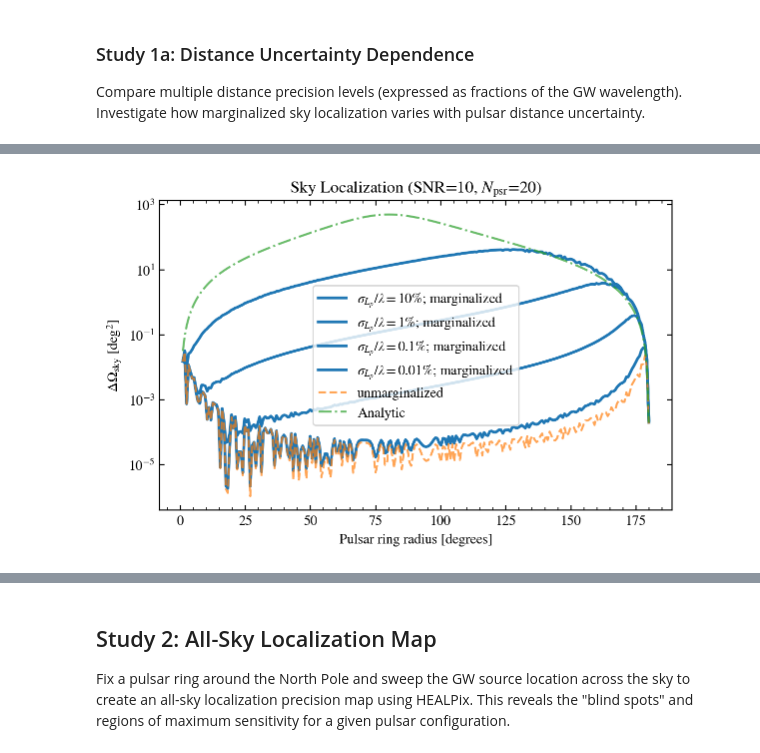
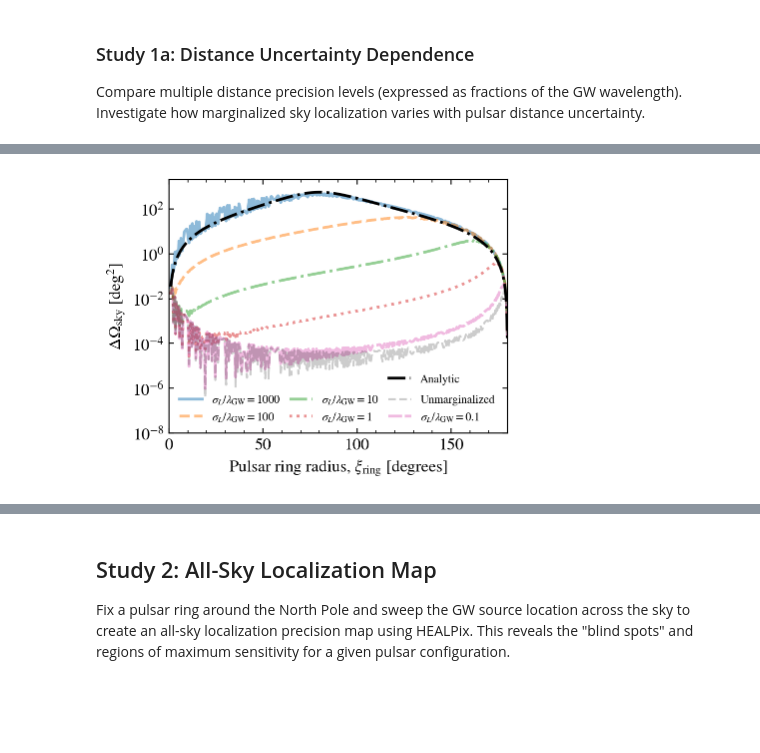
Before and after one commit to stevertaylor/pta_cw_fisher, a Jupyter notebook: ring_pterm_vectorized.ipynb, the cells around one changed output, grey strips where cells are left out. Drawn from its saved outputs; the diff is of its cells as text; code cells hidden in the pictures; blank space fills up the shorter version.

```diff
--- a/ring_pterm_vectorized.ipynb
+++ b/ring_pterm_vectorized.ipynb
@@ -548,6 +566,7 @@ Min ΔΩ: 0.01 deg²
 # For a pulsar ring at angular radius θ from the GW source, we can derive
 # analytic expressions for the angular weighting of the Fisher information.
 
+angles = jnp.linspace(1.0, 179.9, 500)
 angr = jnp.radians(angles)
 
 # Analytic weighting factors from antenna pattern geometry
@@ -655,30 +695,37 @@ Min ΔΩ: 0.00 deg²
 # %%
 # Plot: Localization vs angle for different distance uncertainties
 fig, ax = plt.subplots(figsize=(7, 5))
 
 # Marginalized cases with different distance precisions
-ax.semilogy(angles, omega_marg_100pct, 'C0-', lw=2, label=r'$\sigma_{d_p}/\lambda = 100\%$ (marg.)')
-ax.semilogy(angles, omega_marg_10pct, 'C1-', lw=2, label=r'$\sigma_{d_p}/\lambda = 10\%$ (marg.)')
-ax.semilogy(angles, omega_marg_1pct, 'C2-', lw=2, label=r'$\sigma_{d_p}/\lambda = 1\%$ (marg.)')
-ax.semilogy(angles, omega_marg_0p1pct, 'C3-', lw=2, label=r'$\sigma_{d_p}/\lambda = 0.1\%$ (marg.)')
+l1, = ax.semilogy(angles, omega_marg_1e40x, 'C0-', alpha=0.5, lw=2, label=r'$\sigma_L/\lambda_\mathrm{GW} = 1000$')
+l2, = ax.semilogy(angles, omega_marg_100x, 'C1--', alpha=0.5, lw=2, label=r'$\sigma_L/\lambda_\mathrm{GW} = 100$')
+l3, = ax.semilogy(angles, omega_marg_10x, 'C2-.', alpha=0.5, lw=2, label=r'$\sigma_L/\lambda_\mathrm{GW} = 10$')
+l4, = ax.semilogy(angles, omega_marg_1x, 'C3:', alpha=0.5, lw=2, label=r'$\sigma_L/\lambda_\mathrm{GW} = 1$')
+l5, = ax.semilogy(angles, omega_marg_0p1x, color='C6', ls=(0, (5, 1, 5, 1)), alpha=0.5, lw=2, label=r'$\sigma_L/\lambda_\mathrm{GW} = 0.1$')
 
 # Unmarginalized and analytic for comparison
-ax.semilogy(angles, omega_100pct, 'k--', lw=1.5, alpha=0.5, label='Unmarginalized')
-ax.semilogy(angles, 1e3 * 0.5 * (Y/X) / (Y/X).max(), 'C4-.', lw=1.5, alpha=0.7, label='Analytic')
+l6, = ax.semilogy(angles, omega_100x, 'k--', lw=1.5, alpha=0.2, label='Unmarginalized')
+l7, = ax.semilogy(angles, 11e2 * 0.5 * (Y/X) / (Y/X).max(), 'k-.', lw=2, alpha=1.0, label='Analytic')
 
-ax.set_xlabel('Pulsar ring radius [degrees]')
-ax.set_ylabel(r'$\Delta\Omega_{\rm sky}$ [deg$^2$]')
-ax.set_title(r'Study 1a: Distance Uncertainty Impact (SNR=10, $N_{\rm psr}$=20)')
-ax.legend(fontsize=9, loc='best')
+ax.set_xlabel(r'Pulsar ring radius, $\xi_\mathrm{ring}$ [degrees]', fontsize=12)
+ax.set_ylabel(r'$\Delta\Omega_{\rm sky}$ [deg$^2$]', fontsize=12)
+#ax.set_title(r'SNR=10, $N_{\rm psr}$=20)')
+first_legend = ax.legend(handles=[l1,l2,l3,l4,l6,l5], fontsize=8.35,
+                        loc='best', ncols=3, frameon=False, columnspacing=0.8)
+ax.add_artist(first_legend)
+ax.legend(handles=[l7], fontsize=8.35, loc='lower right', frameon=False, bbox_to_anchor=(0.89, 0.15))
 ax.minorticks_on()
-ax.tick_params(which='both', direction='in', top=True, right=True)
+ax.tick_params(which='both', direction='in', tick2On=True, top=True, right=True, labelsize=12)
 ax.set_xlim(0, 180)
+ax.set_ylim(1e-8,2e3)
 
 plt.tight_layout()
-plt.savefig('outputs/study1a_distance_uncertainty.pdf', bbox_inches='tight')
+fig = matplotlib.pyplot.gcf()
+fig.set_size_inches(4, 3)
+plt.savefig('outputs/study1a_distance_uncertainty.pdf', bbox_inches='tight', dpi=400)
 plt.show()
 # %% [output]
-[figure, old version]
+[figure, new version]
 # %%
 # Diagnostic: Interference pattern visualization
 # This plots the GW interference pattern as a function of angular separation.
```
Also changed, not shown: parts of 21 cells of this notebook.
